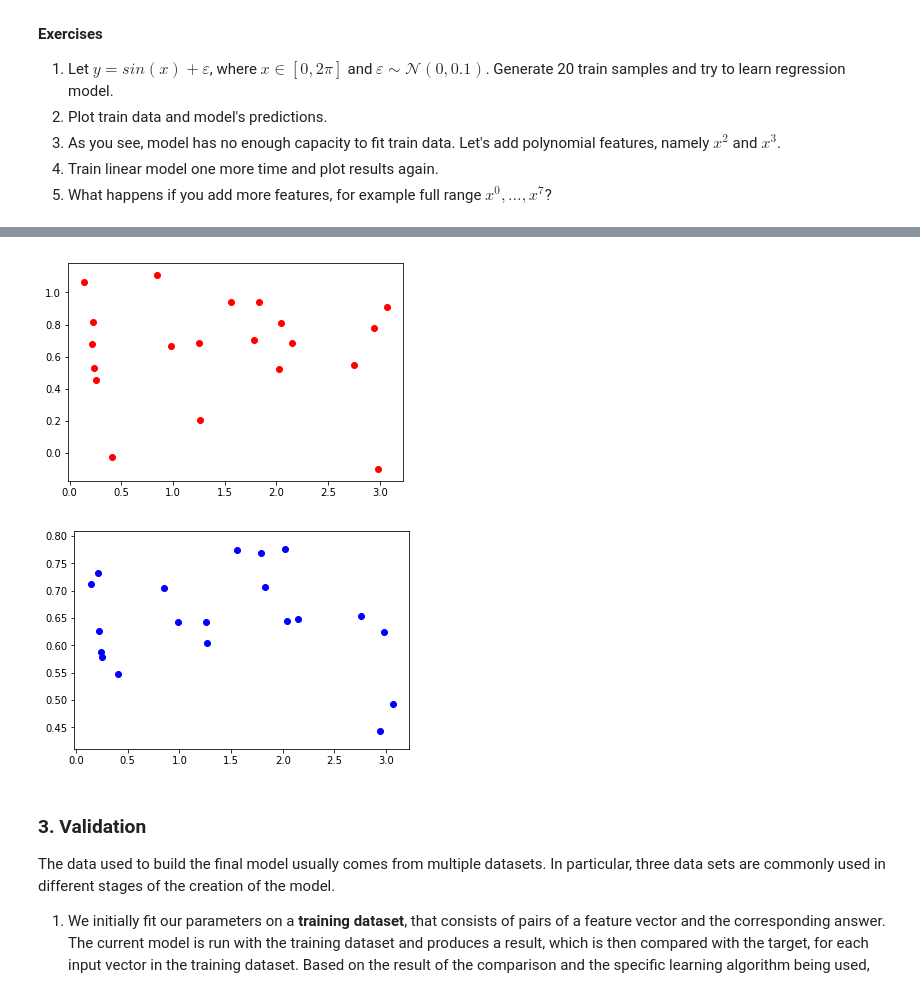
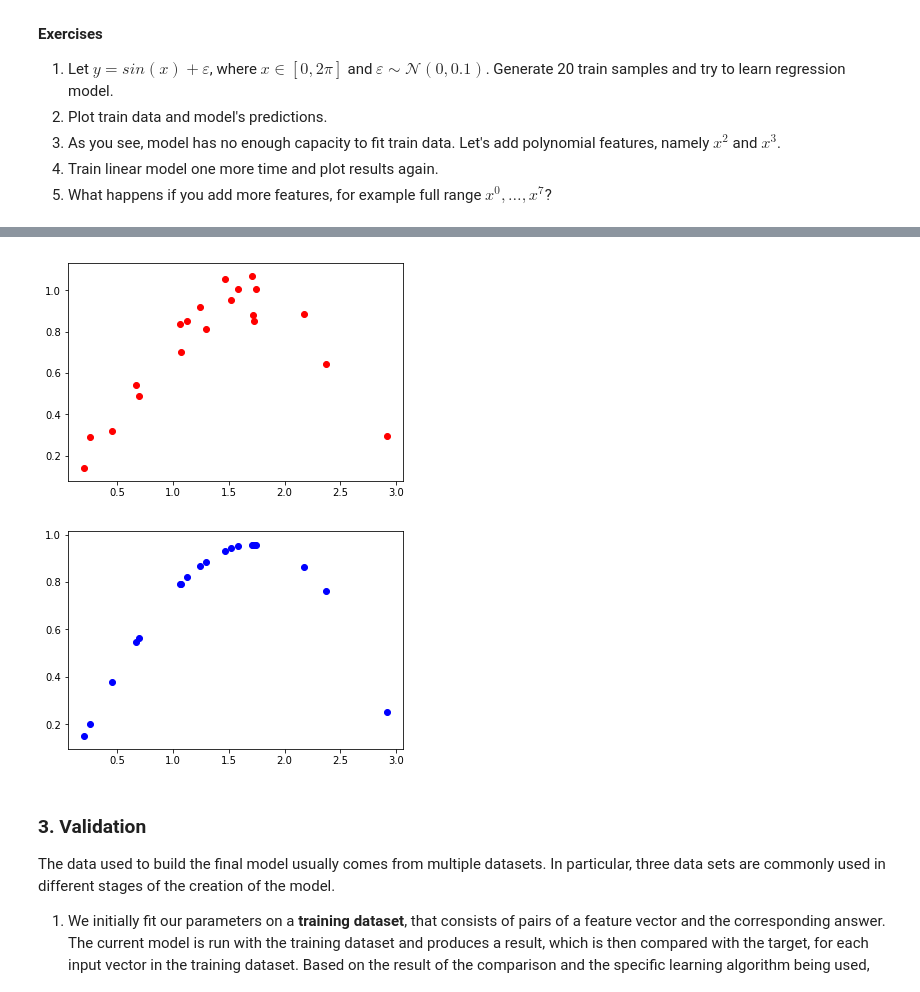
Before and after one commit to iponamareva/squad, a Jupyter notebook: labs/lab-1.ipynb, the cells around one changed output, grey strips where cells are left out. Saved outputs shown, nothing was run; the diff lists cells and outputs as text; code cells hidden in the pictures.

```diff
--- a/labs/lab-1.ipynb
+++ b/labs/lab-1.ipynb
@@ -130,28 +130,30 @@ plt.show()
 # %%
 X3 = np.array([[0, 0, 0, 1]] * 20, dtype=float)
 for i in range(20):
     X3[i][0] = np.random.uniform(0, np.pi)
-    X3[i][1] = X[i][0] ** 2
-    X3[i][2] = X[i][0] ** 3
+    X3[i][1] = X3[i][0] ** 2
+    X3[i][2] = X3[i][0] ** 3
+
 xValue3 = []
 for i in range(20):
-    xValue3.append(X[i][0])
+    xValue3.append(X3[i][0])
 
 yTrue3 = np.array([np.sin(X3[i][0]) + np.random.normal(0, 0.1) for i in range(20)])
 
 w3 = np.dot(X3.transpose(), X3)
 w3 = la.inv(w3)
 w3 = np.dot(w3, X3.transpose())
-w3 = np.dot(w3, yTrue3.transpose())
+w3 = np.dot(w3, yTrue3)
+
 yPred3 = np.dot(w3, X3.transpose())
 
 plt.scatter(xValue3, yTrue3, color='red')
 plt.show()
 plt.scatter(xValue3, yPred3, color='blue')
 plt.show()
 # %% [output]
-[figure, old version]
+[figure, new version]
-[figure, old version]
+[figure, new version]
 # %% [markdown]
 ### 3. Validation
 The data used to build the final model usually comes from multiple datasets. In particular, three data sets are commonly used in different stages of the creation of the model.
```
Also changed, not shown: parts of 7 cells of this notebook.
